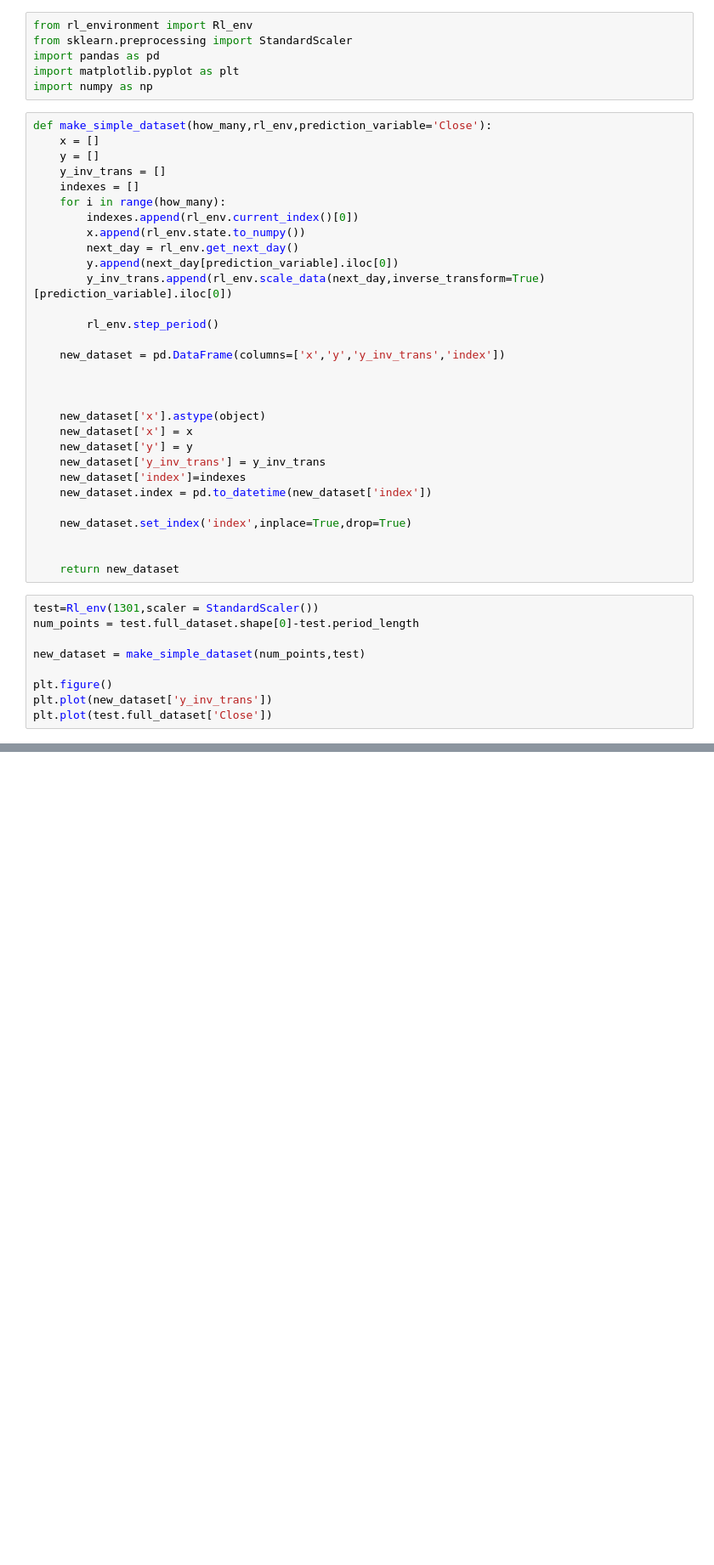
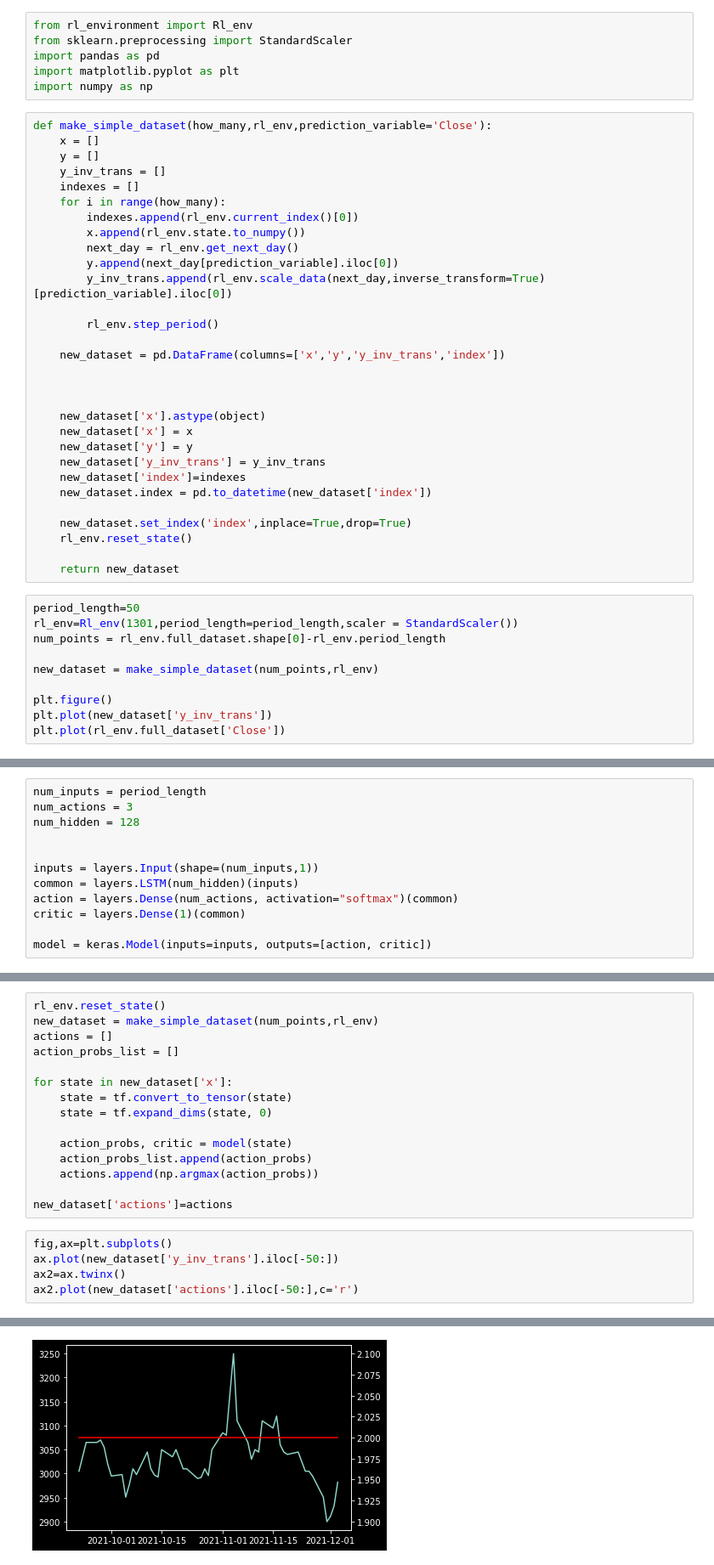
Before and after one commit to frederikzobbe/Machine-Learning-in-Finance, a Jupyter notebook: reinforcement_learning/rl.ipynb, the cells around one changed output, grey strips where cells are left out. Shown at 85% size. Saved outputs shown, nothing was run; the diff lists cells and outputs as text; blank space fills up the shorter version.

```diff
--- a/reinforcement_learning/rl.ipynb
+++ b/reinforcement_learning/rl.ipynb
@@ -31,16 +31,17 @@ def make_simple_dataset(how_many,rl_env,prediction_variable='Close'):
     new_dataset.index = pd.to_datetime(new_dataset['index'])
 
     new_dataset.set_index('index',inplace=True,drop=True)
-
+    rl_env.reset_state()
 
     return new_dataset
 # %%
-test=Rl_env(1301,scaler = StandardScaler())
-num_points = test.full_dataset.shape[0]-test.period_length
+period_length=50
+rl_env=Rl_env(1301,period_length=period_length,scaler = StandardScaler())
+num_points = rl_env.full_dataset.shape[0]-rl_env.period_length
 
-new_dataset = make_simple_dataset(num_points,test)
+new_dataset = make_simple_dataset(num_points,rl_env)
 
 plt.figure()
 plt.plot(new_dataset['y_inv_trans'])
-plt.plot(test.full_dataset['Close'])
+plt.plot(rl_env.full_dataset['Close'])
 # %% [output]
@@ -52,0 +63,12 @@ import keras
+# %%
+num_inputs = period_length
+num_actions = 3
+num_hidden = 128
+
+
+inputs = layers.Input(shape=(num_inputs,1))
+common = layers.LSTM(num_hidden)(inputs)
+action = layers.Dense(num_actions, activation="softmax")(common)
+critic = layers.Dense(1)(common)
+
+model = keras.Model(inputs=inputs, outputs=[action, critic])
@@ -52,0 +209,21 @@ import keras
+# %%
+rl_env.reset_state()
+new_dataset = make_simple_dataset(num_points,rl_env)
+actions = []
+action_probs_list = []
+
+for state in new_dataset['x']:
+    state = tf.convert_to_tensor(state)
+    state = tf.expand_dims(state, 0)
+
+    action_probs, critic = model(state)
+    action_probs_list.append(action_probs)
+    actions.append(np.argmax(action_probs))
+
+new_dataset['actions']=actions
+# %%
+fig,ax=plt.subplots()
+ax.plot(new_dataset['y_inv_trans'].iloc[-50:])
+ax2=ax.twinx()
+ax2.plot(new_dataset['actions'].iloc[-50:],c='r')
+# %% [output]
@@ -52,0 +231 @@ import keras
+[figure, added]
```
Also changed, not shown: parts of 12 cells of this notebook, 2 other files.
